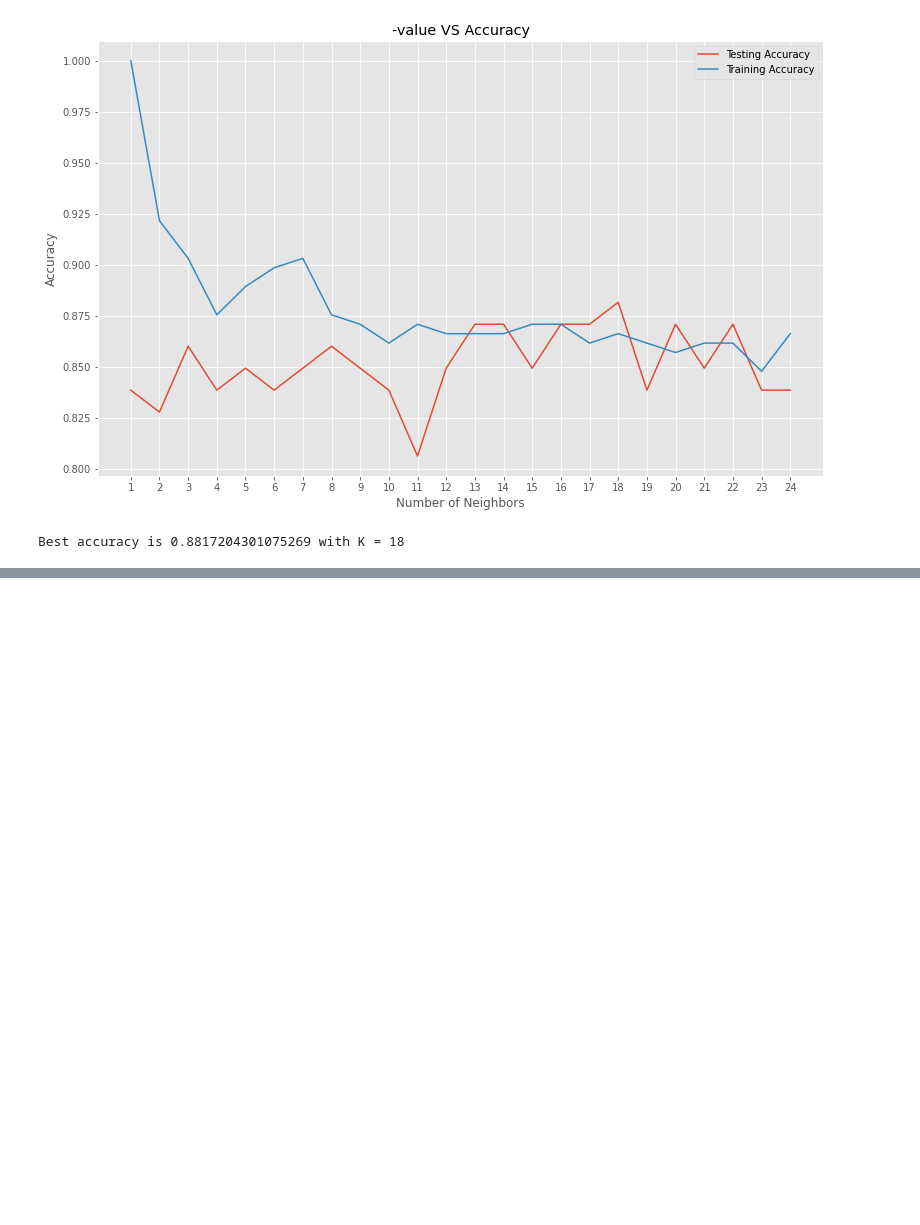
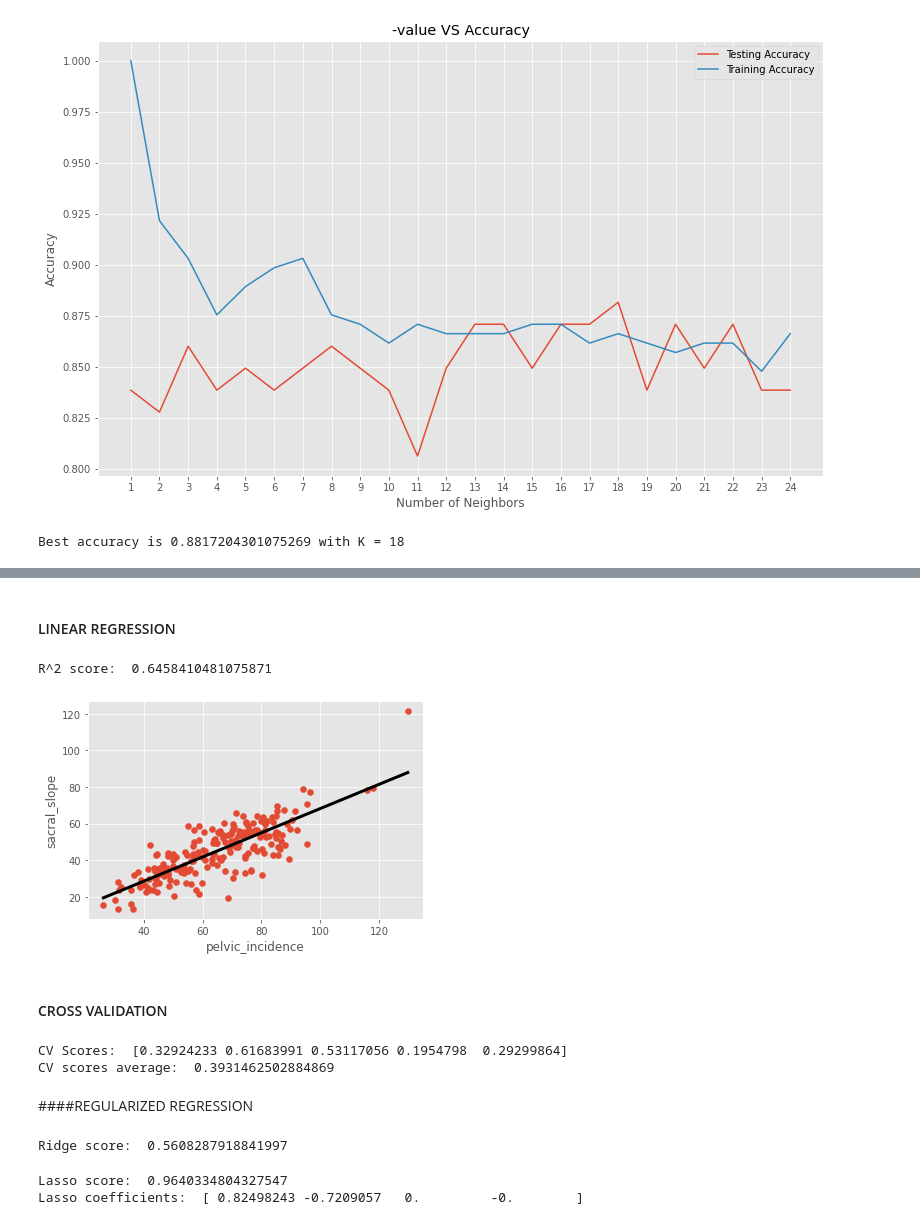
Before and after one commit to Thynic/machine-learning, a Jupyter notebook: week6/1_Supervised_Learning.ipynb, the cells around one changed output, grey strips where cells are left out. Drawn from its saved outputs; the diff is of its cells as text; code cells hidden in the pictures; blank space fills up the shorter version.

```diff
--- a/week6/1_Supervised_K_Nearest.ipynb
+++ b/week6/1_Supervised_Learning.ipynb
@@ -179,0 +197,72 @@ Best accuracy is 0.8817204301075269 with K = 18
+# %% [markdown]
+#### LINEAR REGRESSION
+# %%
+# LinearRegression
+from sklearn.linear_model import LinearRegression
+reg = LinearRegression()
+
+# Predict space
+predict_space = np.linspace(min(x), max(x)).reshape(-1,1)
+
+# Fit
+reg.fit(x,y)
+
+# Predict
+predicted = reg.predict(predict_space)
+
+# R^2
+print('R^2 score: ',reg.score(x, y))
+
+# Plot regression line and scatter
+plt.plot(predict_space, predicted, color='black', linewidth=3)
+plt.scatter(x=x,y=y)
+plt.xlabel('pelvic_incidence')
+plt.ylabel('sacral_slope')
+plt.show()
+# %% [output]
+R^2 score:  0.6458410481075871
+[figure, added]
+# %% [markdown]
+#### CROSS VALIDATION
+# %%
+# CV
+from sklearn.model_selection import cross_val_score
+
+reg = LinearRegression()
+k = 5
+cv_result = cross_val_score(reg, x, y, cv=k) # uses R^2 as score
+
+print('CV Scores: ',cv_result)
+print('CV scores average: ',np.sum(cv_result)/k)
+# %% [output]
+CV Scores:  [0.32924233 0.61683991 0.53117056 0.1954798  0.29299864]
+CV scores average:  0.3931462502884869
+# %% [markdown]
+####REGULARIZED REGRESSION
+# %%
+# Ridge
+from sklearn.linear_model import Ridge
+
+x_train, x_test, y_train, y_test = train_test_split(x, y, random_state = 2, test_size = 0.3)
+ridge = Ridge(alpha = 0.1, normalize = True)
+ridge.fit(x_train, y_train)
+ridge_predict = ridge.predict(x_test)
+
+print('Ridge score: ',ridge.score(x_test,y_test))
+# %% [output]
+Ridge score:  0.5608287918841997
+# %%
+# Lasso
+from sklearn.linear_model import Lasso
+
+x = np.array(data1.loc[:,['pelvic_incidence', 'pelvic_tilt numeric', 'lumbar_lordosis_angle', 'pelvic_radius']])
+x_train, x_test ,y_train, y_test = train_test_split(x, y, random_state = 3, test_size = 0.3)
+lasso = Lasso(alpha = 0.1, normalize = True)
+lasso.fit(x_train,y_train)
+ridge_predict = lasso.predict(x_test)
+
+print('Lasso score: ',lasso.score(x_test,y_test))
+print('Lasso coefficients: ',lasso.coef_)
+# %% [output]
+Lasso score:  0.9640334804327547
+Lasso coefficients:  [ 0.82498243 -0.7209057   0.         -0.        ]
```
Also changed, not shown: parts of 11 cells of this notebook.
